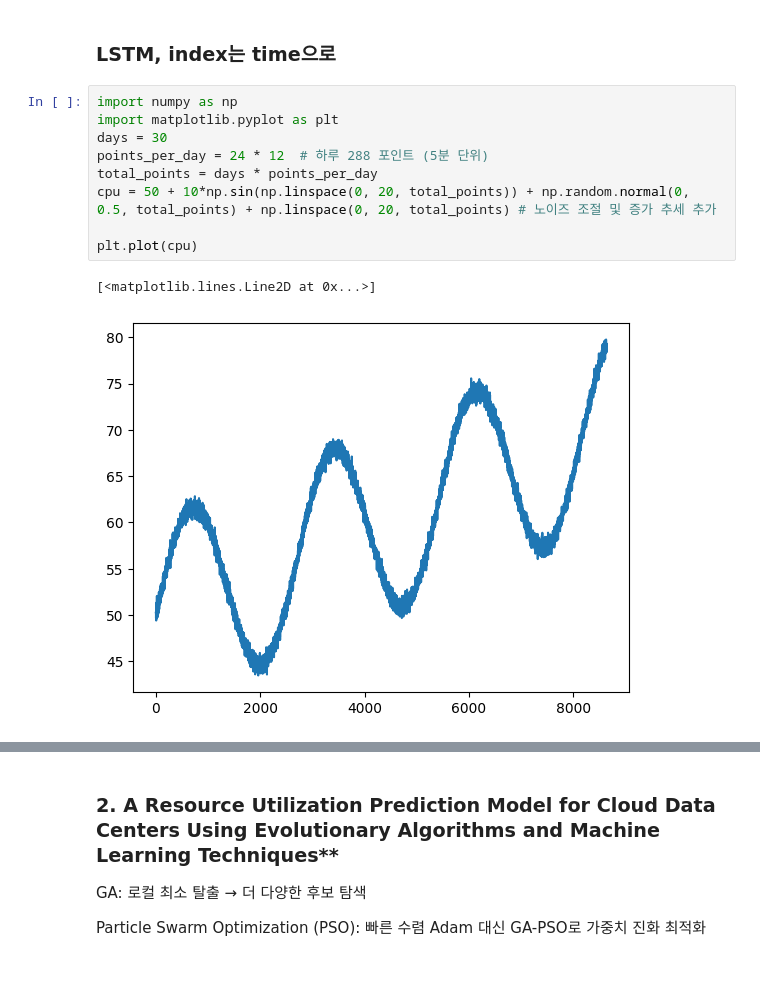
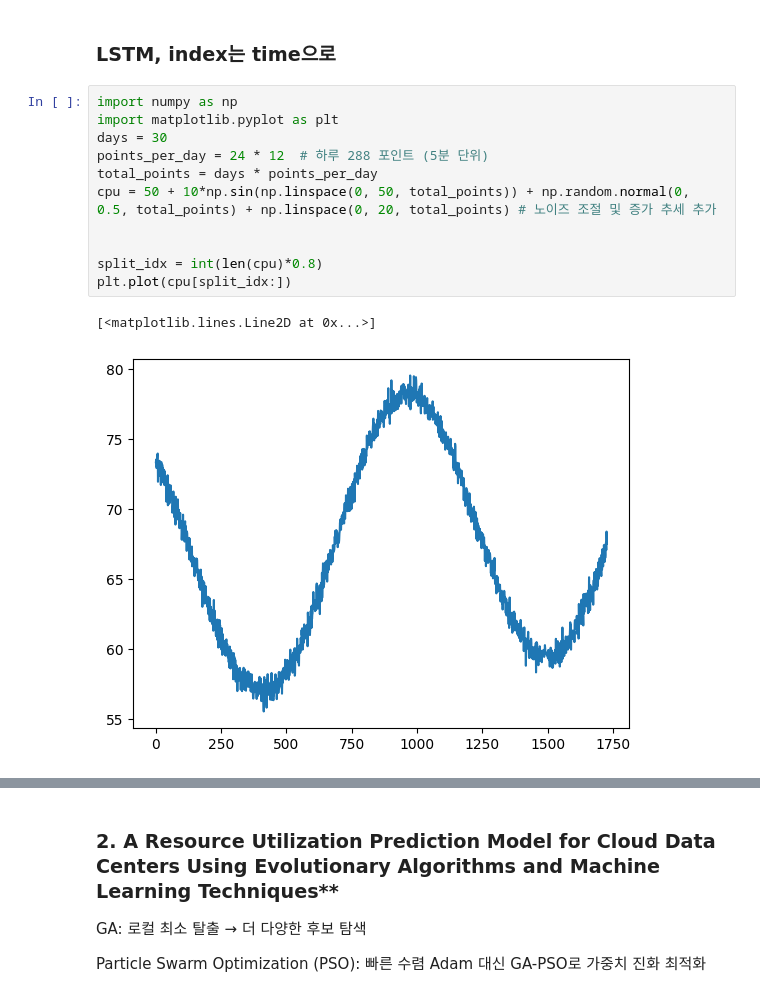
Before and after one commit to hyeonseonn/sensing_app, a Jupyter notebook: 0721_1.ipynb, the cells around one changed output, grey strips where cells are left out. Cells and saved outputs as stored; diff of their text form.

```diff
--- a/0721_1.ipynb
+++ b/0721_1.ipynb
@@ -233,15 +201,17 @@ plt.plot(cpu)
 # %%
 import numpy as np
 import matplotlib.pyplot as plt
 days = 30
 points_per_day = 24 * 12  # 하루 288 포인트 (5분 단위)
 total_points = days * points_per_day
-cpu = 50 + 10*np.sin(np.linspace(0, 20, total_points)) + np.random.normal(0, 0.5, total_points) + np.linspace(0, 20, total_points) # 노이즈 조절 및 증가 추세 추가
+cpu = 50 + 10*np.sin(np.linspace(0, 50, total_points)) + np.random.normal(0, 0.5, total_points) + np.linspace(0, 20, total_points) # 노이즈 조절 및 증가 추세 추가
 
-plt.plot(cpu)
+
+split_idx = int(len(cpu)*0.8)
+plt.plot(cpu[split_idx:])
 # %% [output]
 [<matplotlib.lines.Line2D at 0x...>]
-[figure, old version]
+[figure, new version]
 # %%
 import numpy as np
 import pandas as pd
```
Also changed, not shown: parts of 15 cells of this notebook.
